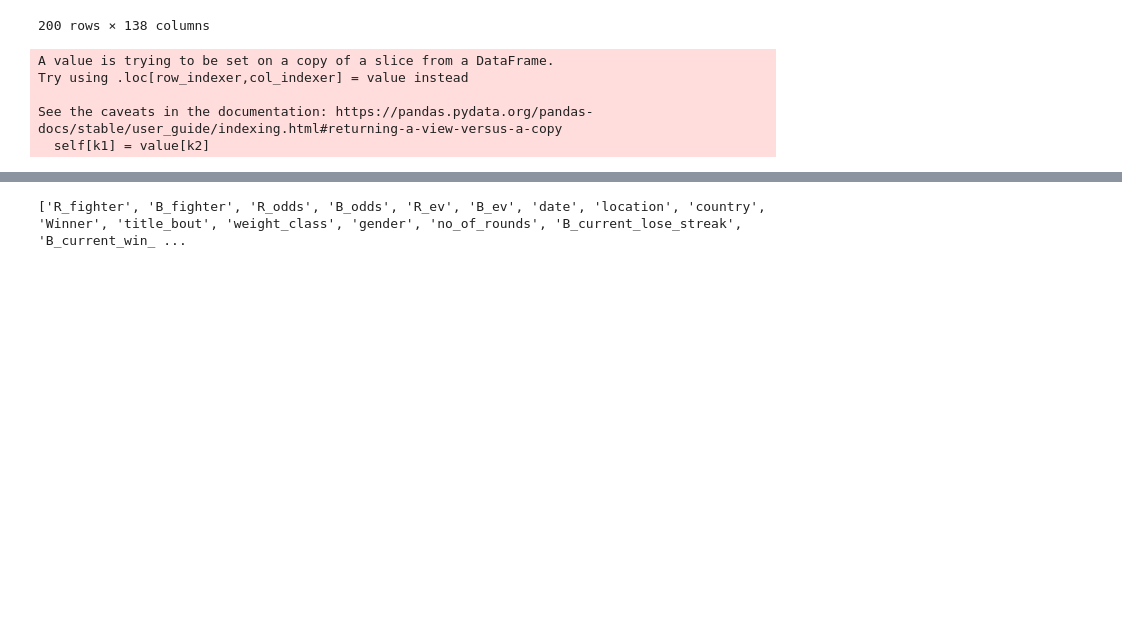
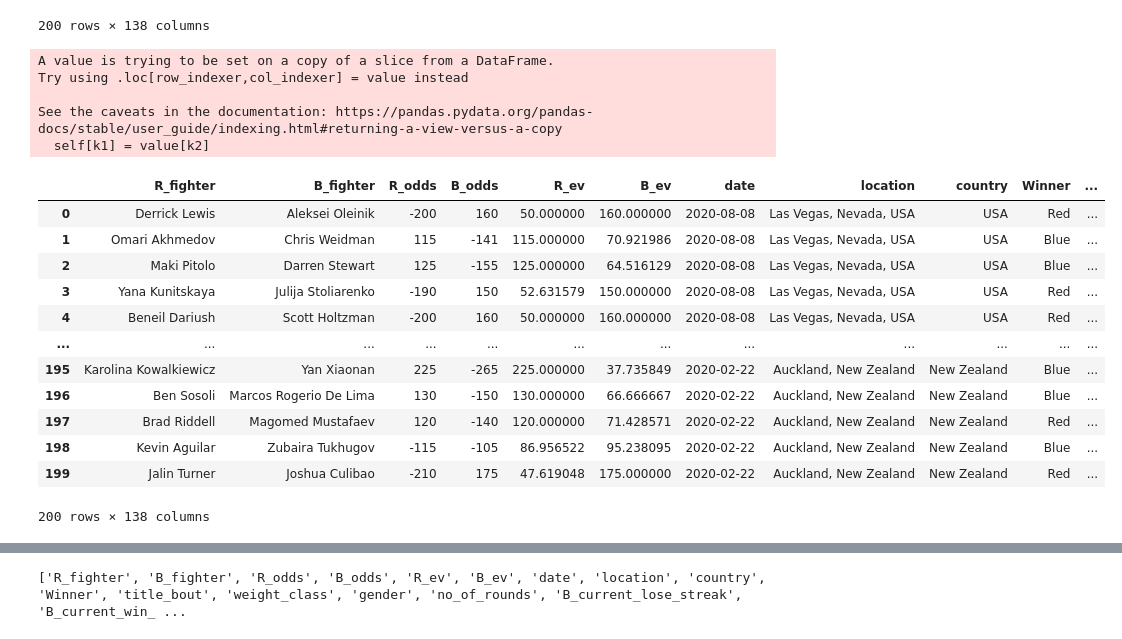
Before and after one commit to shortlikeafox/tiger-millionaire, a Jupyter notebook: automated_model_creation/TM-Optimize-Models.ipynb, the cells around one changed output, grey strips where cells are left out. Saved outputs shown, nothing was run; the diff lists cells and outputs as text; code cells hidden in the pictures; blank space fills up the shorter version.

Commit message:
updated fights

```diff
--- a/automated_model_creation/TM-Optimize-Models.ipynb
+++ b/automated_model_creation/TM-Optimize-Models.ipynb
@@ -146,7 +146,21 @@ See the caveats in the documentation: https://pandas.pydata.org/pandas-docs/stab
   self[k1] = value[k2]
 # %%
 df_test
-df_test.to_csv('test.csv')
+#df_test.to_csv('test.csv')
+# %% [output]
+|  | R_fighter | B_fighter | R_odds | B_odds | R_ev | B_ev | date | location | country | Winner | ... |
+| 0 | Derrick Lewis | Aleksei Oleinik | -200 | 160 | 50.000000 | 160.000000 | 2020-08-08 | Las Vegas, Nevada, USA | USA | Red | ... |
+| 1 | Omari Akhmedov | Chris Weidman | 115 | -141 | 115.000000 | 70.921986 | 2020-08-08 | Las Vegas, Nevada, USA | USA | Blue | ... |
+| 2 | Maki Pitolo | Darren Stewart | 125 | -155 | 125.000000 | 64.516129 | 2020-08-08 | Las Vegas, Nevada, USA | USA | Blue | ... |
+| 3 | Yana Kunitskaya | Julija Stoliarenko | -190 | 150 | 52.631579 | 150.000000 | 2020-08-08 | Las Vegas, Nevada, USA | USA | Red | ... |
+| 4 | Beneil Dariush | Scott Holtzman | -200 | 160 | 50.000000 | 160.000000 | 2020-08-08 | Las Vegas, Nevada, USA | USA | Red | ... |
+| ... | ... | ... | ... | ... | ... | ... | ... | ... | ... | ... | ... |
+| 195 | Karolina Kowalkiewicz | Yan Xiaonan | 225 | -265 | 225.000000 | 37.735849 | 2020-02-22 | Auckland, New Zealand | New Zealand | Blue | ... |
+| 196 | Ben Sosoli | Marcos Rogerio De Lima | 130 | -150 | 130.000000 | 66.666667 | 2020-02-22 | Auckland, New Zealand | New Zealand | Blue | ... |
+| 197 | Brad Riddell | Magomed Mustafaev | 120 | -140 | 120.000000 | 71.428571 | 2020-02-22 | Auckland, New Zealand | New Zealand | Red | ... |
+| 198 | Kevin Aguilar | Zubaira Tukhugov | -115 | -105 | 86.956522 | 95.238095 | 2020-02-22 | Auckland, New Zealand | New Zealand | Blue | ... |
+| 199 | Jalin Turner | Joshua Culibao | -210 | 175 | 47.619048 | 175.000000 | 2020-02-22 | Auckland, New Zealand | New Zealand | Red | ... |
+200 rows × 138 columns
 # %%
 #1. Set features
 #2. Set Hyperparameters
```
Also changed, not shown: parts of 11 cells of this notebook, 2 other files.
